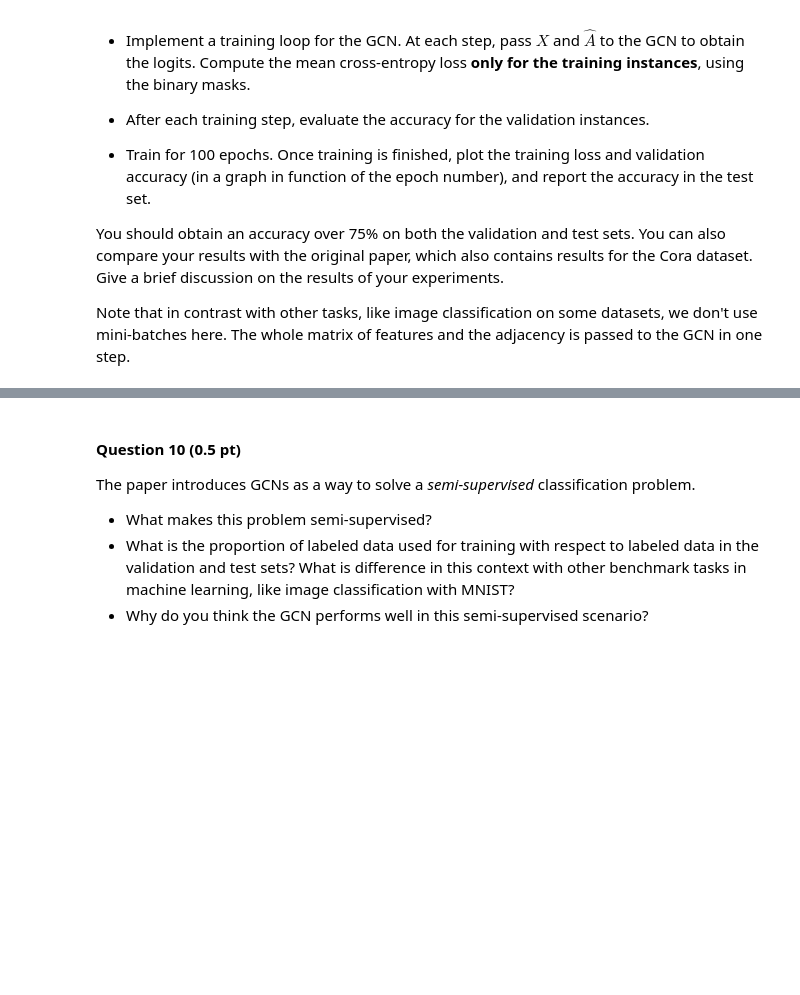
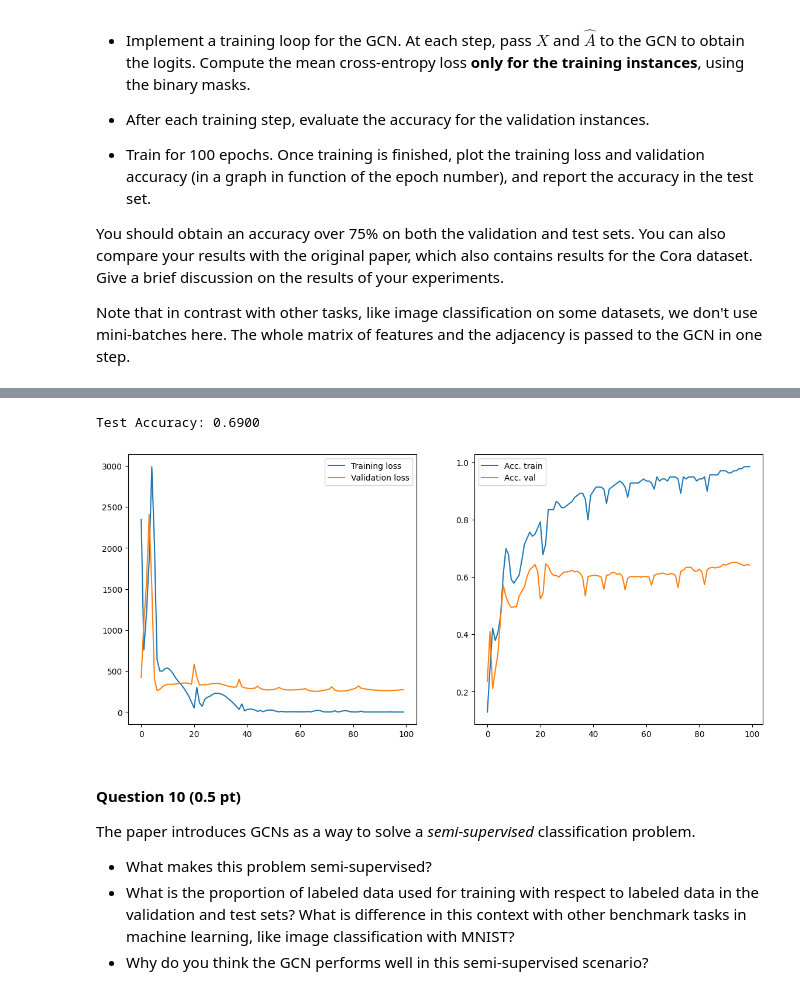
Before and after one commit to michelexyz/DL-group-assignments, a Jupyter notebook: assignment_4b.ipynb, the cells around one changed output, grey strips where cells are left out. Cells and saved outputs as stored; diff of their text form; code cells hidden in the pictures; blank space fills up the shorter version.

```diff
--- a/assignment_4b.ipynb
+++ b/assignment_4b.ipynb
@@ -132,9 +132,9 @@ The `data` object is an instance of the `Data` class in PyG. Check the [document
 - The number of targets for the classification task
 # %%
 nnodes = data.num_nodes
-nfeatures = data.num_node_features
+in_features = data.num_node_features
 # Also possible
-assert (nnodes, nfeatures) == data.x.size()
+assert (nnodes, in_features) == data.x.size()
 
 nedges = data.num_edges
 
@@ -144,7 +144,7 @@ assert ntargets == dataset.num_classes
 
 print(f"""
 Number of nodes: {nnodes}
-Number of features: {nfeatures}
+Number of features: {in_features}
 Number of edges: {nedges}
 Number of targets: {ntargets}
 """)
@@ -284,3 +303,16 @@ As we have seen so far, the GCN layer implements a special type of linear transf
+# %%
+class GCN(torch.nn.Module):
+    def __init__(self, in_features, n_hidden, n_output):
+        super().__init__()
+        self.gcn_layer_1 = GCNLayer(in_features=in_features, out_features=n_hidden)
+        self.gcn_layer_2 = GCNLayer(in_features=n_hidden, out_features=n_output)
+
+    def forward(self, x, adjacency):
+        x = self.gcn_layer_1(x, adjacency)
+        x = F.relu(x)
+        x = self.gcn_layer_2(x, adjacency)
+        x = F.log_softmax(x, 1)
+        return x
 # %% [markdown]
 ### GCNs for semi-supervised node classification
 
@@ -308,3 +415,27 @@ Note that in contrast with other tasks, like image classification on some datase
+# %%
+### Training set
+with torch.no_grad():
+    test_out = gcn(X, adj)[data.test_mask]
+    test_target = t[data.test_mask]
+    test_accuracy = (test_out.argmax(1) == test_target).type(torch.float).mean().item()
+print(f"Test Accuracy: {test_accuracy:.4f}")
+# %% [output]
+Test Accuracy: 0.6900
+# %%
+import matplotlib.pyplot as plt
+
+fig, ax = plt.subplots(1, 2, figsize=(14, 6))
+ax[0].plot(range(epochs), loss_train, label="Training loss")
+ax[0].plot(range(epochs), loss_val, label="Validation loss")
+ax[0].legend()
+
+ax[1].plot(range(epochs), acc_train, label="Acc. train")
+ax[1].plot(range(epochs), acc_val, label="Acc. val")
+ax[1].legend()
+
+plt.show()
+# %% [output]
+[figure, added]
 # %% [markdown]
 #### Question 10 (0.5 pt)
 
```
Also changed, not shown: parts of 6 cells of this notebook.
